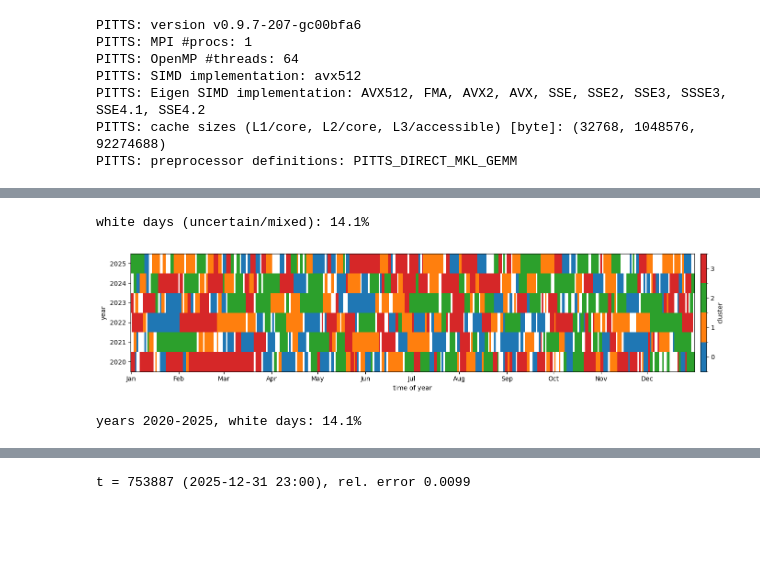
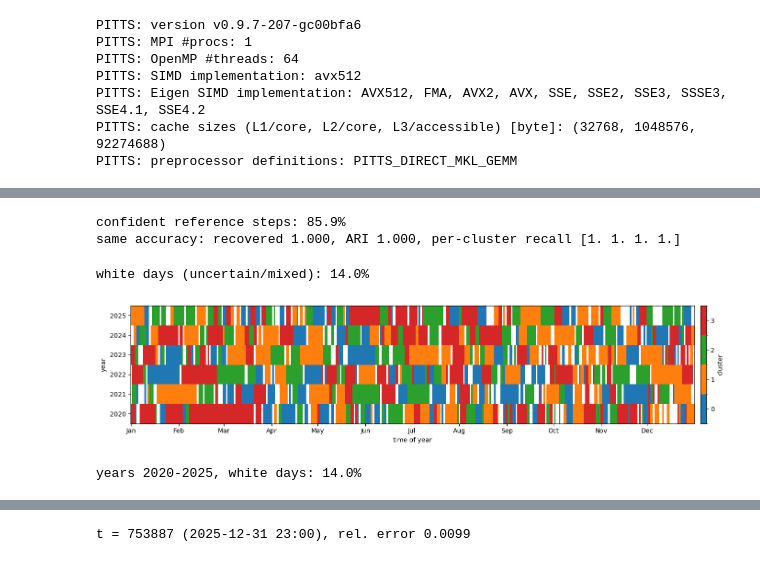
Before and after one commit to melven/pitts, a Jupyter notebook: examples/Interactive_ERA5_thesis.ipynb, the cells around one changed output, grey strips where cells are left out. Cells and saved outputs as stored; diff of their text form; code cells hidden in the pictures; blank space fills up the shorter version.

```diff
--- a/examples/Interactive_ERA5_thesis.ipynb
+++ b/examples/Interactive_ERA5_thesis.ipynb
@@ -444,0 +584,11 @@ normal [0.99999718 0.15228976 0.12088915 0.11277563 0.08747129 0.06884307
+# %%
+@timer
+def computeLabels_sym(Xtt, n_clusters):
+    # NJW variant with eigenvector of trivial eigenvalue included
+    v = TT_centerEigenvalueDecomposition_sym_extractEigenvectors_dense(Xtt, n_clusters)
+    v = v.reshape((n_clusters, v.size//n_clusters), order='F', copy=False).T
+    v /= np.linalg.norm(v, axis=1, keepdims=True)      # NJW row normalisation
+    labels = KMeans(n_clusters=n_clusters, n_init=10, random_state=0).fit_predict(v)
+    return labels, v
+# %%
+labels_sym, V_sym = computeLabels_sym(Vtt, 4)
@@ -452,4 +608,4 @@ def computeLabels(Xtt_Gaussian_normalized, n_clusters):
     labels = KMeans(n_clusters=n_clusters, n_init=10, random_state=0).fit_predict(v)
     return labels, v
 # %%
-labels, Y = computeLabels(Xtt_Gaussian_normalized, n_clusters=4)
+#labels, Y = computeLabels(Xtt_Gaussian_normalized, n_clusters=4)
@@ -543,0 +637,6 @@ same accuracy: recovered 1.000, ARI 1.000, per-cluster recall [1. 1. 1. 1.]
+# %%
+labels_sym_stable, stab, ratio, major = stable_labels(V_sym, 4, n_runs=100, stab_thresh=0.95, ratio_thresh=0.95)
+print("share uncertain:", np.mean(labels_sym_stable == 4))
+print("share seed-unstable (<0.95):", np.mean(stab < 0.95), " near boundary (>0.95):", np.mean(ratio > 0.95))
+print("uncertain (combined):", np.mean(labels_sym_stable == 4))
+print("unstable but not near boundary:", np.mean((stab < 0.95) & (ratio <= 0.95)))
@@ -544,3 +649,22 @@ same accuracy: recovered 1.000, ARI 1.000, per-cluster recall [1. 1. 1. 1.]
+# %%
+# Generated by Claude
+conf = labels_sym_stable < 4
+def recovery(lab, lab_ref, conf, k, n_init=10):
+    cm = confusion_matrix(lab_ref[conf], lab[conf], labels=range(k))
+    r, c = linear_sum_assignment(-cm)                     # match cluster numbers on confident set
+    perm = np.empty(k, dtype=int); perm[c] = r
+    lab_m = perm[lab]
+    acc = np.mean(lab_m[conf] == lab_ref[conf])
+    recall = np.diag(confusion_matrix(lab_ref[conf], lab_m[conf], labels=range(k))) \
+             / np.bincount(lab_ref[conf], minlength=k)
+    return acc, recall, adjusted_rand_score(lab_ref[conf], lab_m[conf]), lab_m
+
+print(f"confident reference steps: {conf.mean():.1%}")
+acc, rec, ari, _ = recovery(labels_sym, labels_sym_stable, conf, 4)
+print(f"same accuracy: recovered {acc:.3f}, ARI {ari:.3f}, per-cluster recall {np.round(rec, 3)}")
+# %% [output]
+confident reference steps: 85.9%
+same accuracy: recovered 1.000, ARI 1.000, per-cluster recall [1. 1. 1. 1.]
 # %%
 # labels over time - generated by Claude
 def plotOverTime(labels):
@@ -611,11 +735,11 @@ def plotOverTimeDaily(labels, n_years=6, n_clusters=4, names=None, thresh=0.5,
     plt.tight_layout()
     plt.savefig(fname, dpi=150)
     print(f"white days (uncertain/mixed): {np.isnan(dlab).mean():.1%}")
-# %%
-plotOverTimeDaily(labels_deflated_stable, n_clusters=4)
-# %% [output]
-white days (uncertain/mixed): 14.1%
-[figure, removed]
+# %%
+plotOverTimeDaily(labels_sym_stable, n_clusters=4)
+# %% [output]
+white days (uncertain/mixed): 14.0%
+[figure, added]
 # %%
 def export_barcode_daily(labels, n_years=6, n_clusters=4, remap=(1, 3, 0, 2), thresh=0.5,
                          win_days=1, prefix="ERA5_z500_labels_daily",
@@ -643,9 +767,9 @@ def export_barcode_daily(labels, n_years=6, n_clusters=4, remap=(1, 3, 0, 2), th
             fh.write("\n")
     print(f"years {years[0]}-{years[-1]}, white days: {np.isnan(dlab).mean():.1%}")
 # %%
-export_barcode_daily(labels_deflated_stable, n_clusters=4)
+export_barcode_daily(labels_sym_stable, n_clusters=4)
 # %% [output]
-years 2020-2025, white days: 14.1%
+years 2020-2025, white days: 14.0%
 # %%
 #plotOverTime(labels_deflated_stable)
 
```
Also changed, not shown: parts of 87 cells of this notebook.
